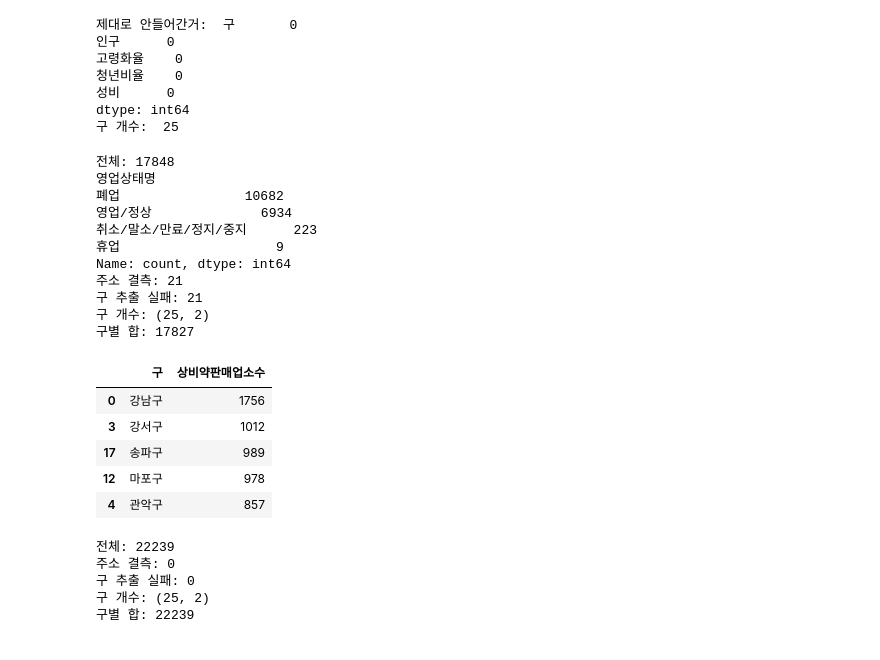
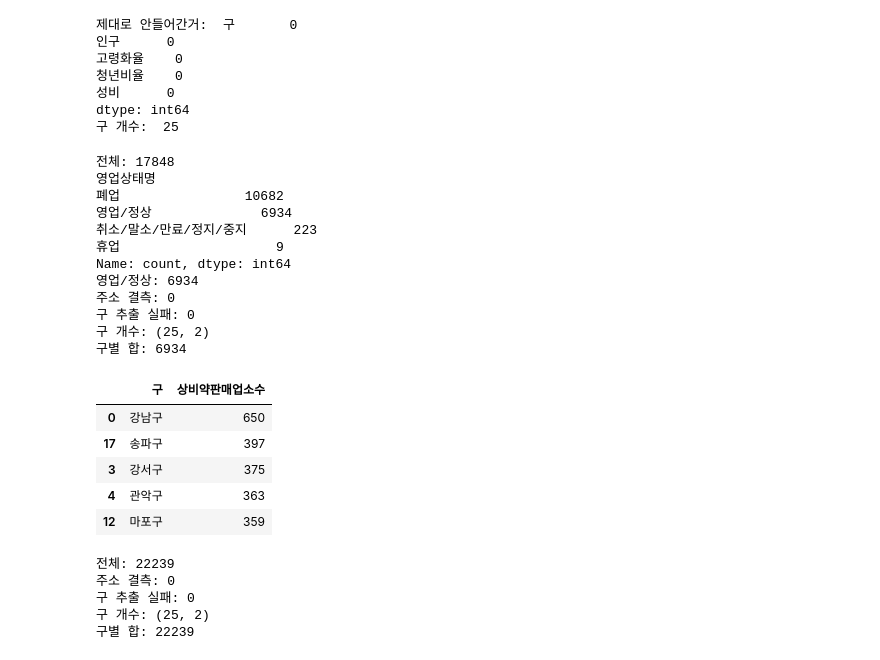
Before and after one commit to JiunShin1214/Social_Project, a Jupyter notebook: Social_project.ipynb, the cells around one changed output. Saved outputs shown, nothing was run; the diff lists cells and outputs as text; code cells hidden in the pictures.

```diff
--- a/Social_project.ipynb
+++ b/Social_project.ipynb
@@ -379,40 +446,36 @@ print('구 개수: ', df_pop['구'].nunique())
 dtype: int64
 구 개수:  25
 # %%
-#상비약판매업소
+#상비약판매업소- 검증 성공
+print("전체:", len(medicine_store_raw))
+print(medicine_store_raw["영업상태명"].value_counts())
 
-medicine_store = read_csv_auto("data/서울시_상비약품판매업소.csv")
-
-print("전체:", len(medicine_store))
-print(medicine_store["영업상태명"].value_counts())
-
-medicine_store["구"] = medicine_store["도로명주소"].apply(extract_gu)
+print("영업/정상:", len(medicine_store))
 
 print("주소 결측:", medicine_store["도로명주소"].isna().sum())
 print("구 추출 실패:", medicine_store["구"].isna().sum())
-
-medicine_store_gu = medicine_store.groupby("구").size().reset_index(name="상비약판매업소수")
 
 print("구 개수:", medicine_store_gu.shape)
 print("구별 합:", medicine_store_gu["상비약판매업소수"].sum())
 
 display(medicine_store_gu.sort_values("상비약판매업소수", ascending=False).head())
 # %% [output]
 전체: 17848
 영업상태명
 폐업                10682
 영업/정상              6934
 취소/말소/만료/정지/중지      223
 휴업                    9
 Name: count, dtype: int64
-주소 결측: 21
-구 추출 실패: 21
+영업/정상: 6934
+주소 결측: 0
+구 추출 실패: 0
 구 개수: (25, 2)
-구별 합: 17827
+구별 합: 6934
 |  | 구 | 상비약판매업소수 |
-| 0 | 강남구 | 1756 |
-| 3 | 강서구 | 1012 |
-| 17 | 송파구 | 989 |
-| 12 | 마포구 | 978 |
-| 4 | 관악구 | 857 |
+| 0 | 강남구 | 650 |
+| 17 | 송파구 | 397 |
+| 3 | 강서구 | 375 |
+| 4 | 관악구 | 363 |
+| 12 | 마포구 | 359 |
 # %%
```
Also changed, not shown: parts of 30 cells of this notebook, 2 other files.
